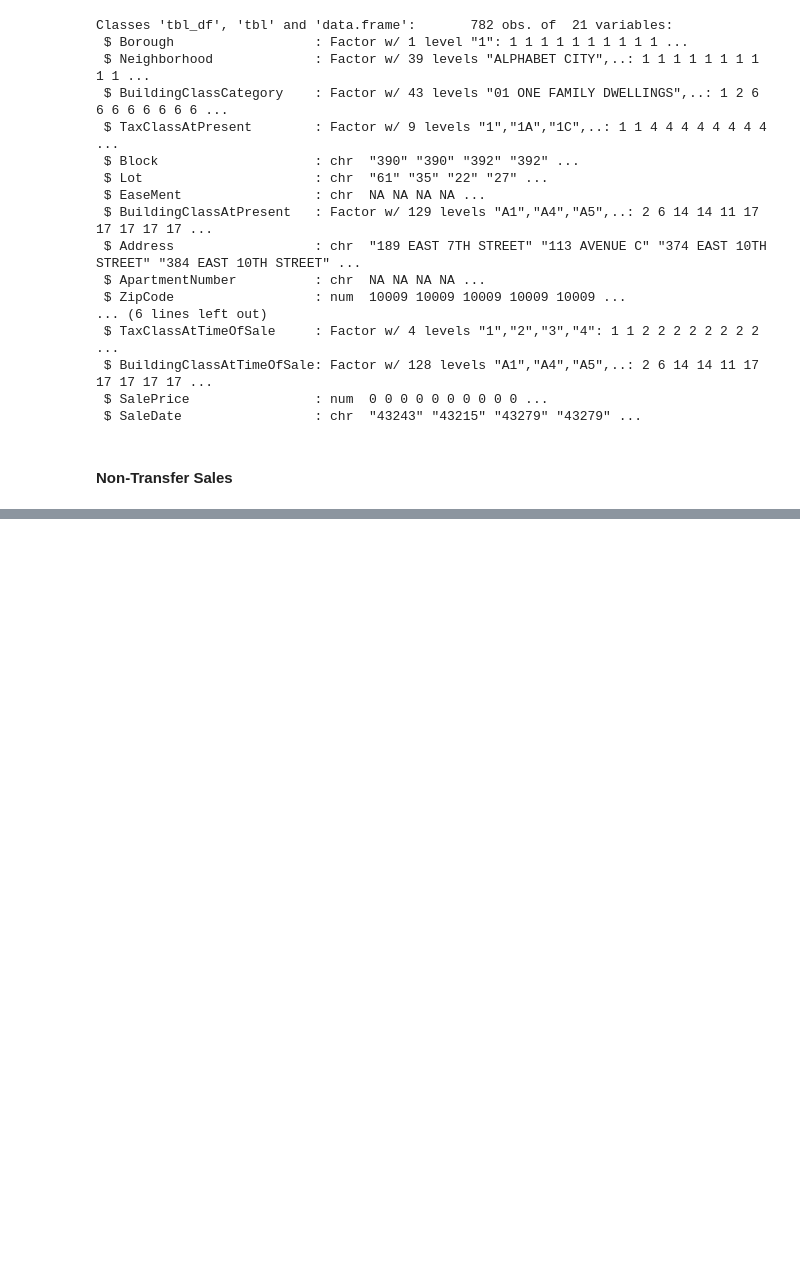
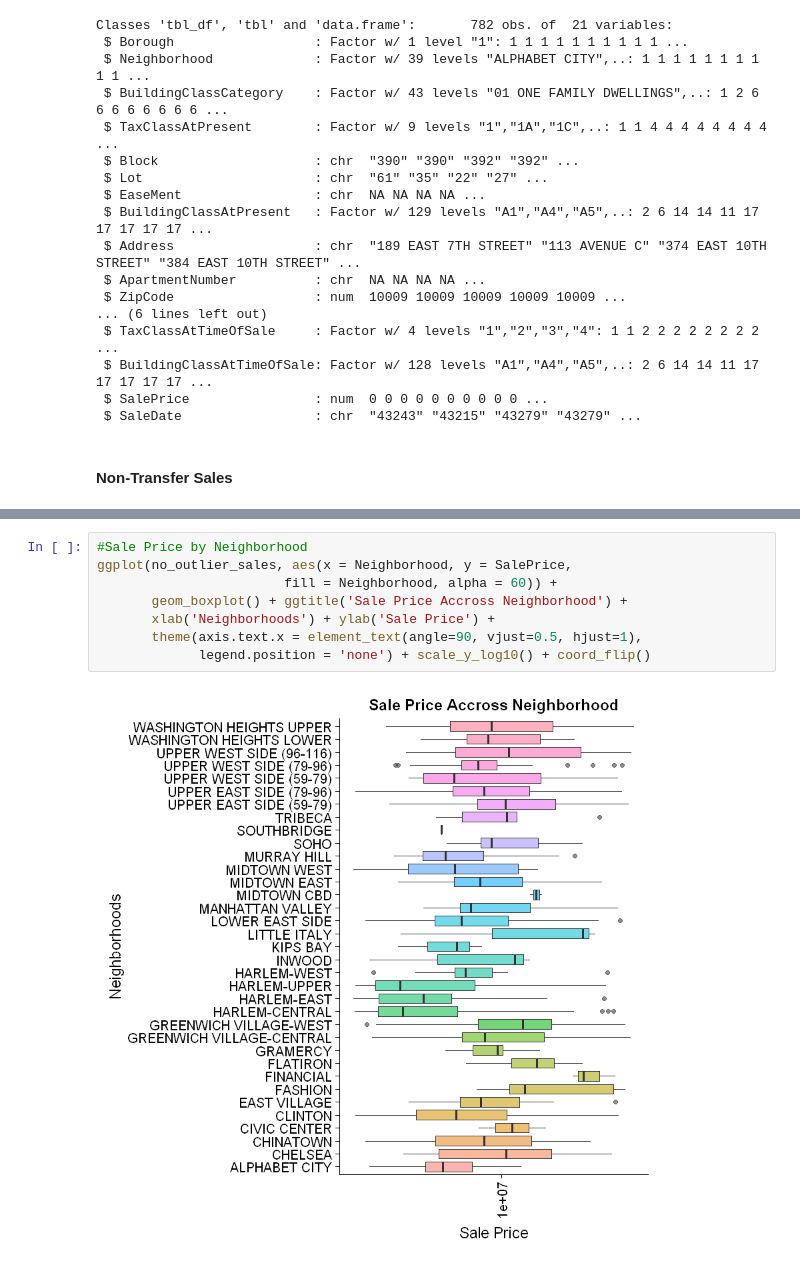
Before and after one commit to vknguyen1902/data-mining, a Jupyter notebook: Real Estates Manhattan.ipynb, the cells around one changed output, grey strips where cells are left out. Cells and saved outputs as stored; diff of their text form; blank space fills up the shorter version.

```diff
--- a/Real Estates Manhattan.ipynb
+++ b/Real Estates Manhattan.ipynb
@@ -218,0 +283,10 @@ summary(clean_sales[,-1])
+# %%
+#Sale Price by Neighborhood
+ggplot(no_outlier_sales, aes(x = Neighborhood, y = SalePrice,
+                        fill = Neighborhood, alpha = 60)) +
+       geom_boxplot() + ggtitle('Sale Price Accross Neighborhood') +
+       xlab('Neighborhoods') + ylab('Sale Price') +
+       theme(axis.text.x = element_text(angle=90, vjust=0.5, hjust=1),
+             legend.position = 'none') + scale_y_log10() + coord_flip()
+# %% [output]
+[figure, added]
```
Also changed, not shown: parts of 11 cells of this notebook.
